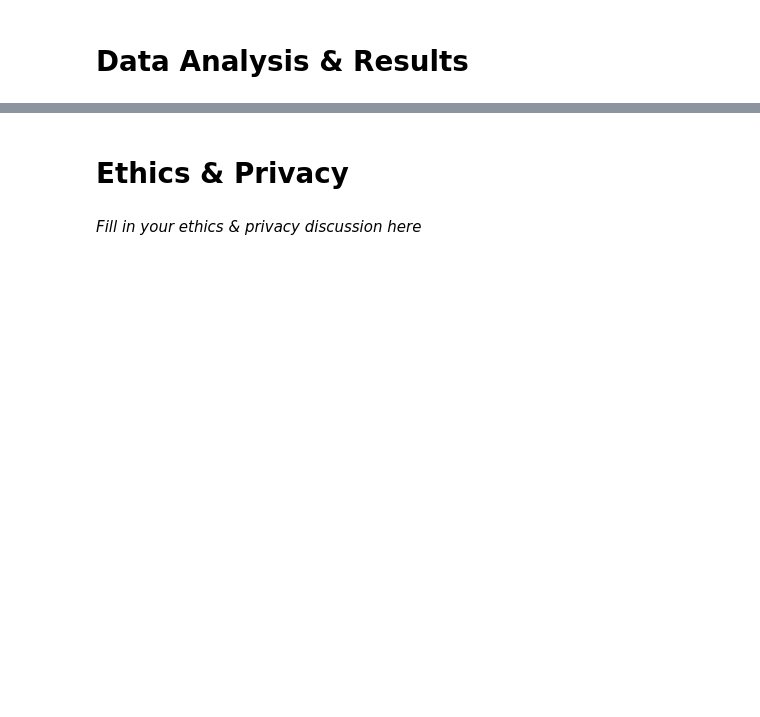
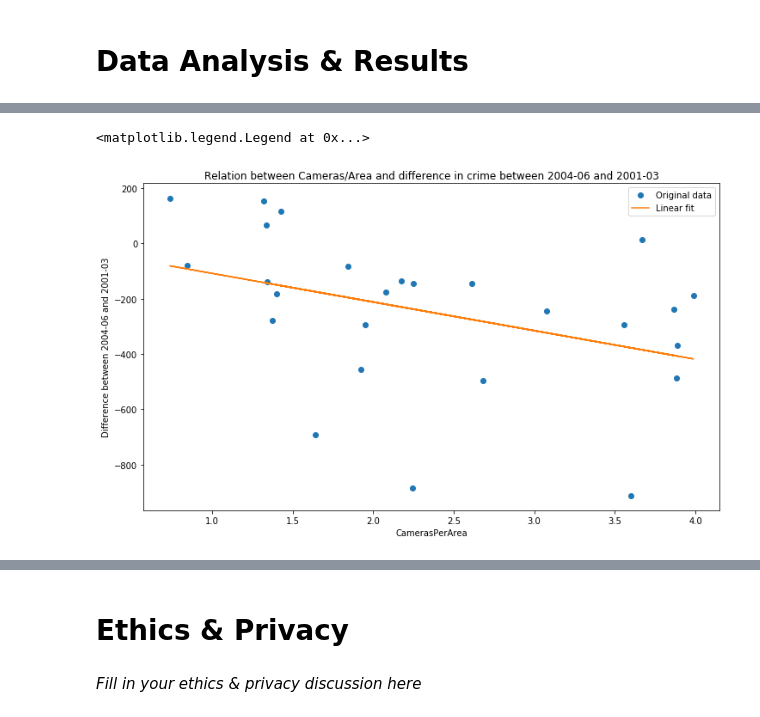
Before and after one commit to tiz081/Cogs108FP, a Jupyter notebook: FinalProject_group096.ipynb, the cells around one changed output, grey strips where cells are left out. Drawn from its saved outputs; the diff is of its cells as text; code cells hidden in the pictures; blank space fills up the shorter version.

```diff
--- a/FinalProject_group096.ipynb
+++ b/FinalProject_group096.ipynb
@@ -259,0 +399,13 @@ Include cells that describe the steps in your data analysis.
+# %%
+df_analysis = pd.DataFrame(columns=['Community', 'CamerasPerArea', 'Difference'])
+
+for index, row in df_camera_above_10.iterrows():
+    community = row['Community Areas']
+    camera_count = row['Counts']
+    # Getting area and difference in crimes for each neighborhood with above 10 cameras
+    area = df_camera[df_camera['Community Areas'] == community].iloc[0]['Area(unit)']
+    diff = totalCrimes[totalCrimes['Community Areas'] == community].iloc[0]['Difference']
+    df_analysis = df_analysis.append({'Community' : community , 'CamerasPerArea' : camera_count/(area/10000000),
+                                      'Difference' : diff } , ignore_index=True)
+
+df_analysis.head()
@@ -259,0 +419,18 @@ Include cells that describe the steps in your data analysis.
+# %%
+slope, intercept, r_value, p_value, std_err = stats.linregress(df_analysis['CamerasPerArea'].tolist(),
+                                                               df_analysis['Difference'].tolist())
+
+line = slope*(df_analysis['CamerasPerArea'].values) + intercept
+
+plt.figure(figsize=(12, 7))
+ax = plt.axes()
+plt.xlabel('CamerasPerArea')
+plt.ylabel('Difference between 2004-06 and 2001-03')
+plt.plot(df_analysis['CamerasPerArea'].tolist(),df_analysis['Difference'].tolist(),'o',
+         label = 'Original data')
+plt.plot(df_analysis['CamerasPerArea'].tolist(), line, label = 'Linear fit')
+pylab.title('Relation between Cameras/Area and difference in crime between 2004-06 and 2001-03')
+pylab.legend(loc='upper right')
+# %% [output]
+<matplotlib.legend.Legend at 0x...>
+[figure, added]
```
Also changed, not shown: parts of 23 cells of this notebook.
